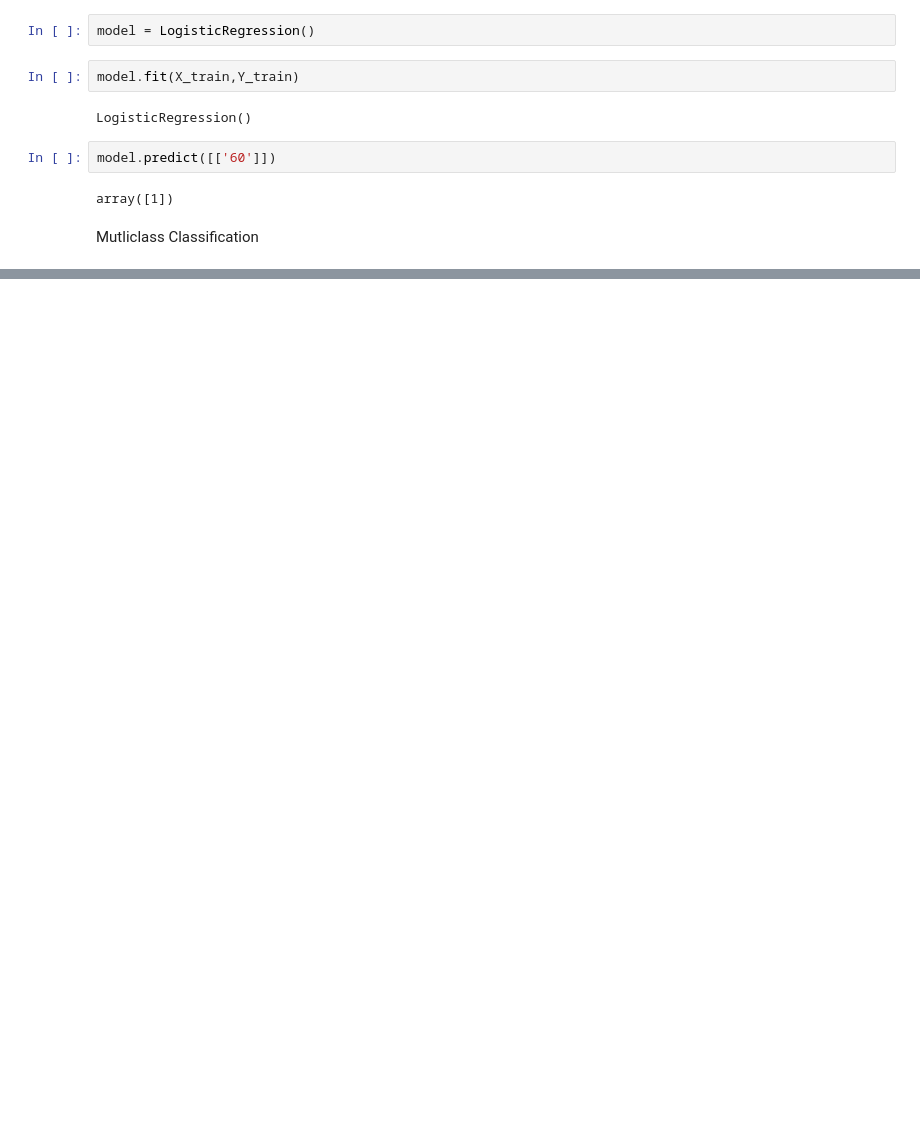
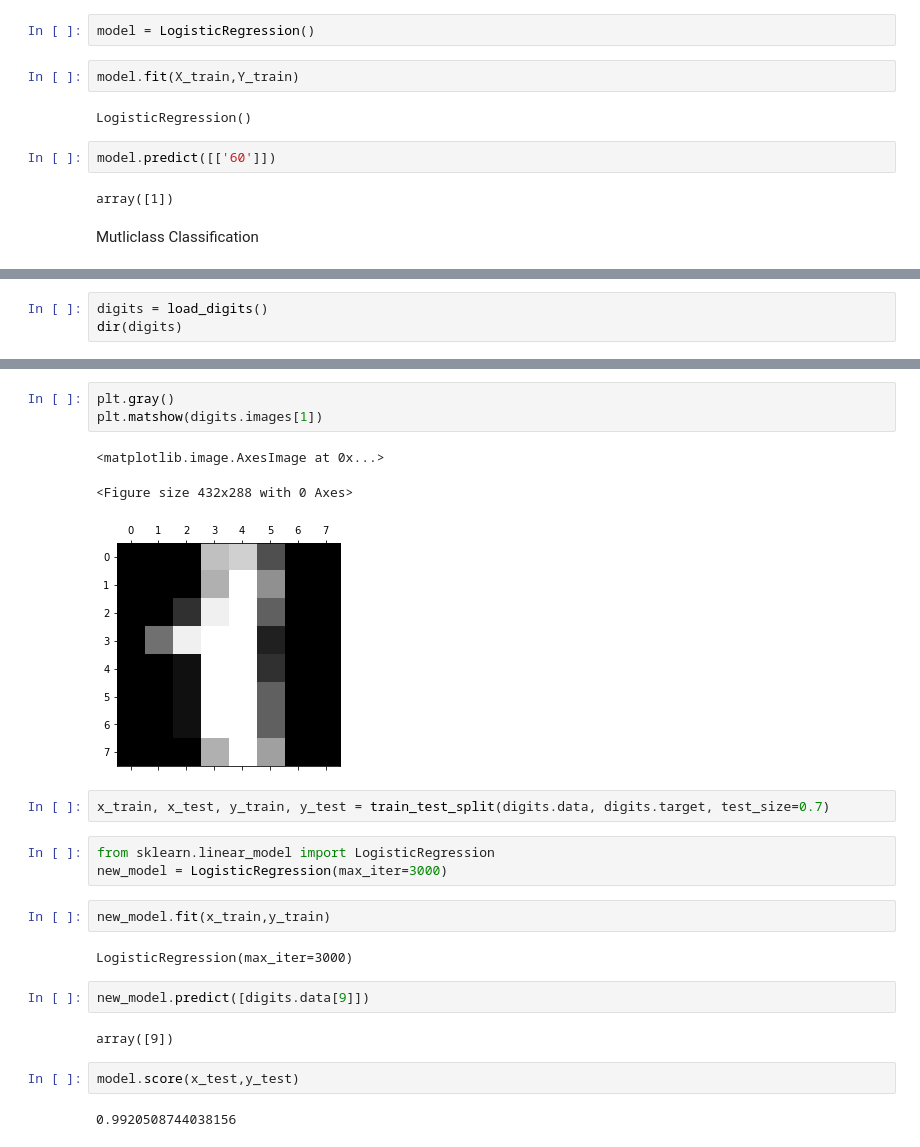
Before and after one commit to Mahesh-Kasabe/Machine-Learning, a Jupyter notebook: Machine_Learning.ipynb, the cells around one changed output, grey strips where cells are left out. Saved outputs shown, nothing was run; the diff lists cells and outputs as text; blank space fills up the shorter version.

```diff
--- a/Machine_Learning.ipynb
+++ b/Machine_Learning.ipynb
@@ -178,0 +181,3 @@ Mutliclass Classification
+# %%
+digits = load_digits()
+dir(digits)
@@ -178,0 +194,24 @@ Mutliclass Classification
+# %%
+plt.gray()
+plt.matshow(digits.images[1])
+# %% [output]
+<matplotlib.image.AxesImage at 0x...>
+<Figure size 432x288 with 0 Axes>
+[figure, added]
+# %%
+x_train, x_test, y_train, y_test = train_test_split(digits.data, digits.target, test_size=0.7)
+# %%
+from sklearn.linear_model import LogisticRegression
+new_model = LogisticRegression(max_iter=3000)
+# %%
+new_model.fit(x_train,y_train)
+# %% [output]
+LogisticRegression(max_iter=3000)
+# %%
+new_model.predict([digits.data[9]])
+# %% [output]
+array([9])
+# %%
+model.score(x_test,y_test)
+# %% [output]
+0.9920508744038156
```
Also changed, not shown: parts of 3 cells of this notebook.
